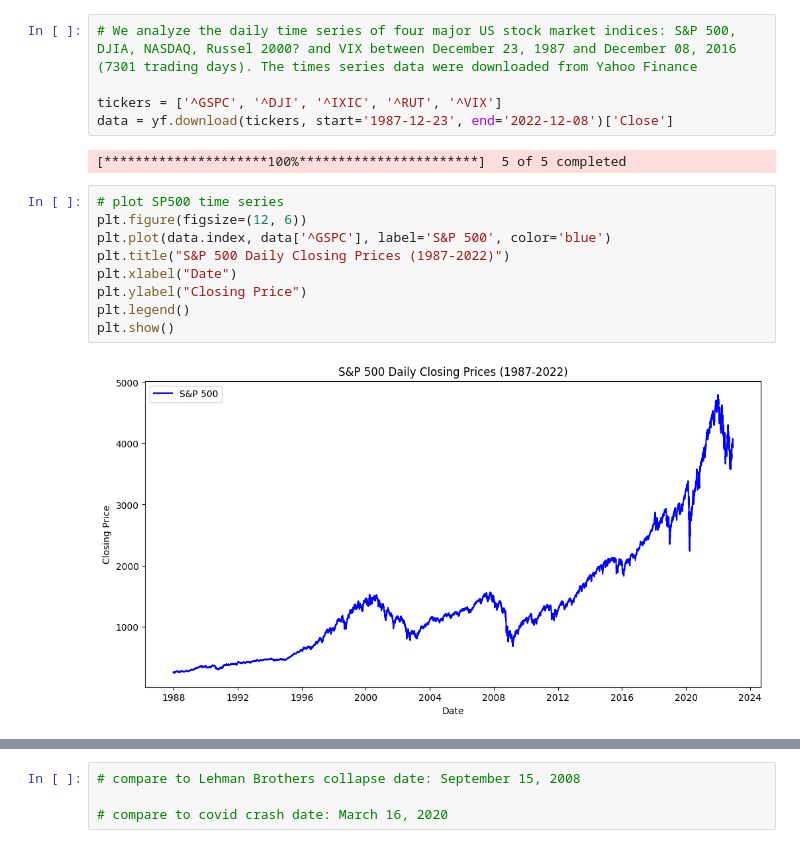
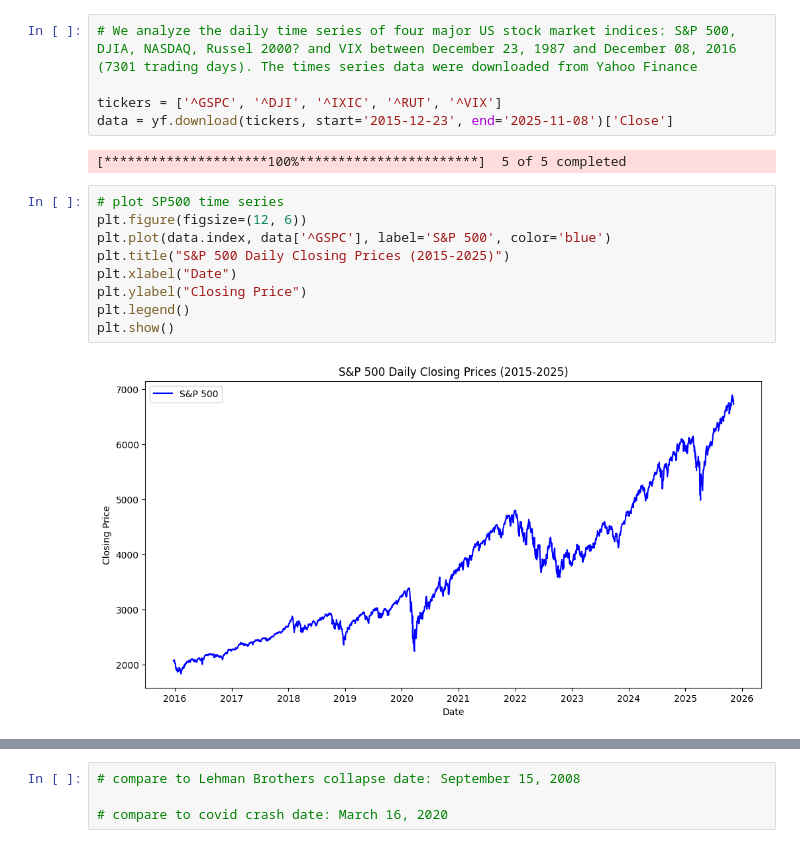
Before and after one commit to eliottprdlx/tda_finance, a Jupyter notebook: experiments.ipynb, the cells around one changed output, grey strips where cells are left out. Drawn from its saved outputs; the diff is of its cells as text.

```diff
--- a/experiments.ipynb
+++ b/experiments.ipynb
@@ -255,20 +427,20 @@ plt.show()
 # We analyze the daily time series of four major US stock market indices: S&P 500, DJIA, NASDAQ, Russel 2000? and VIX between December 23, 1987 and December 08, 2016 (7301 trading days). The times series data were downloaded from Yahoo Finance
 
 tickers = ['^GSPC', '^DJI', '^IXIC', '^RUT', '^VIX']
-data = yf.download(tickers, start='1987-12-23', end='2022-12-08')['Close']
+data = yf.download(tickers, start='2015-12-23', end='2025-11-08')['Close']
 # %% [output]
 [*********************100%***********************]  5 of 5 completed
 # %%
 # plot SP500 time series
 plt.figure(figsize=(12, 6))
 plt.plot(data.index, data['^GSPC'], label='S&P 500', color='blue')
-plt.title("S&P 500 Daily Closing Prices (1987-2022)")
+plt.title("S&P 500 Daily Closing Prices (2015-2025)")
 plt.xlabel("Date")
 plt.ylabel("Closing Price")
 plt.legend()
 plt.show()
 # %% [output]
-[figure, old version]
+[figure, new version]
 # %%
 # plot VIX time series
 plt.figure(figsize=(12, 6))
```
Also changed, not shown: parts of 23 cells of this notebook.
